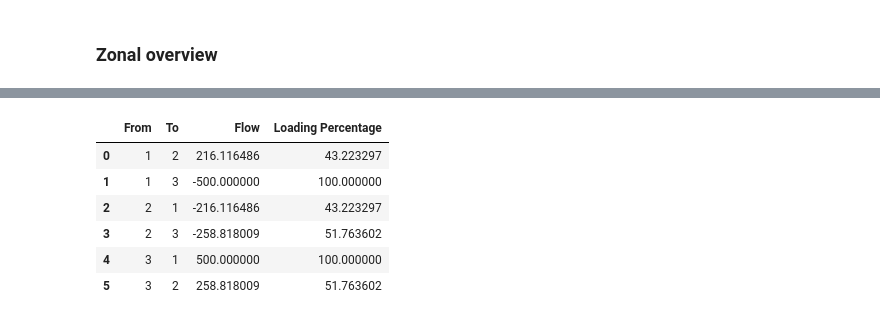
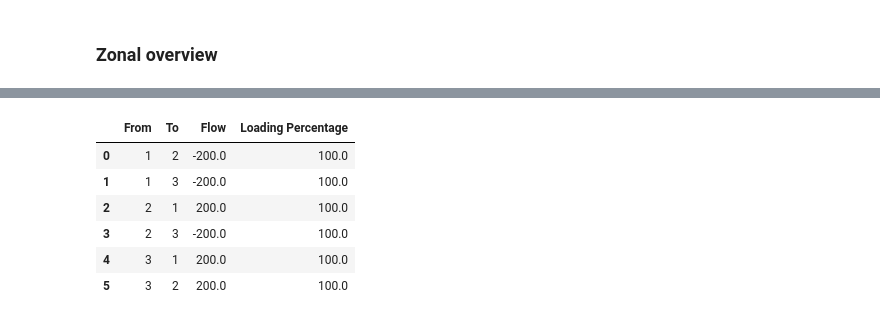
Before and after one commit to Hvid1999/46755, a Jupyter notebook: Assignment 1/task_4.ipynb, the cells around one changed output, grey strips where cells are left out. Cells and saved outputs as stored; diff of their text form; code cells hidden in the pictures.

```diff
--- a/Assignment 1/task_4.ipynb
+++ b/Assignment 1/task_4.ipynb
@@ -527,13 +527,15 @@ ZONE_NODES = {
     2: [16, 17, 18, 21, 22]} # NOTE that the nodes are 1-indexed
 Z = 3 #number of zones
 
+ATC_VAL = 200 #for uniform ATC values
+
 ATC = {
-    (0, 1): 500,
-    (0, 2): 500,
-    (1, 0): 500,
-    (1, 2): 500,
-    (2, 0): 500,
-    (2, 1): 500
+    (0, 1): ATC_VAL,
+    (0, 2): ATC_VAL,
+    (1, 0): ATC_VAL,
+    (1, 2): ATC_VAL,
+    (2, 0): ATC_VAL,
+    (2, 1): ATC_VAL
 }
 
 SOC_max = 100 # Maximum SOC capacity of each battery (MWh)
@@ -897,0 +859,20 @@ Check with flows
+# %%
+#Maximum production of each area in hour t
+
+display_hour = 17 #zero-indexed
+
+max_production = pd.DataFrame(data=np.zeros(Z), columns=['Area'])
+max_production[['Maximum Dispatchable Production [MWh]', 'Maximum Wind Production [MWh]']] = 0
+
+for a in range(Z):
+    max_production.loc[max_production.index == a, 'Area'] = a + 1
+    max_production.loc[max_production.index == a, 'Maximum Dispatchable Production [MWh]'] = sum(gen_data.loc[gen_data['Node'].isin(ZONE_NODES[a]), 'P max MW'])
+
+    for g in range(GW):
+        if gen_nodes.loc[GC + g, 'Node'] in ZONE_NODES[a]:
+            max_production.loc[max_production.index == a, 'Maximum Wind Production [MWh]'] += wind_data.iloc[display_hour, g]
+
+max_production['Maximum Total Production [MWh]'] = max_production['Maximum Dispatchable Production [MWh]'] + max_production['Maximum Wind Production [MWh]']
+max_production['Area'] = max_production['Area'].astype(int)
+max_production = max_production.set_index('Area')
+max_production
@@ -898,10 +926,10 @@ Check with flows
 # %%
-results[0]['flow']
+results[display_hour]['flow']
 # %% [output]
 |  | From | To | Flow | Loading Percentage |
-| 0 | 1 | 2 | 216.116486 | 43.223297 |
-| 1 | 1 | 3 | -500.000000 | 100.000000 |
-| 2 | 2 | 1 | -216.116486 | 43.223297 |
-| 3 | 2 | 3 | -258.818009 | 51.763602 |
-| 4 | 3 | 1 | 500.000000 | 100.000000 |
-| 5 | 3 | 2 | 258.818009 | 51.763602 |
+| 0 | 1 | 2 | -200.0 | 100.0 |
+| 1 | 1 | 3 | -200.0 | 100.0 |
+| 2 | 2 | 1 | 200.0 | 100.0 |
+| 3 | 2 | 3 | -200.0 | 100.0 |
+| 4 | 3 | 1 | 200.0 | 100.0 |
+| 5 | 3 | 2 | 200.0 | 100.0 |
```
Also changed, not shown: parts of 8 cells of this notebook, 5 other files.
